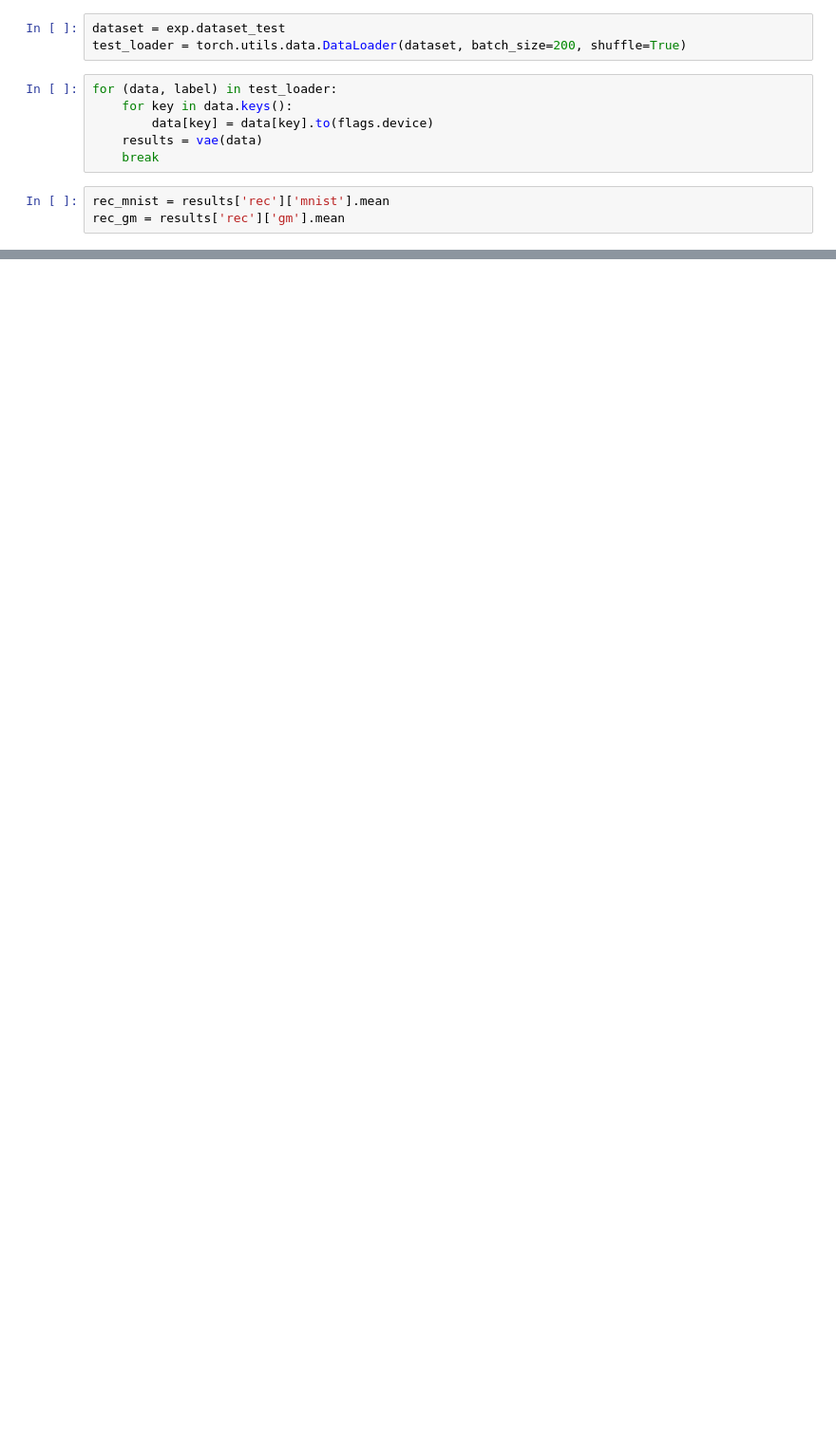
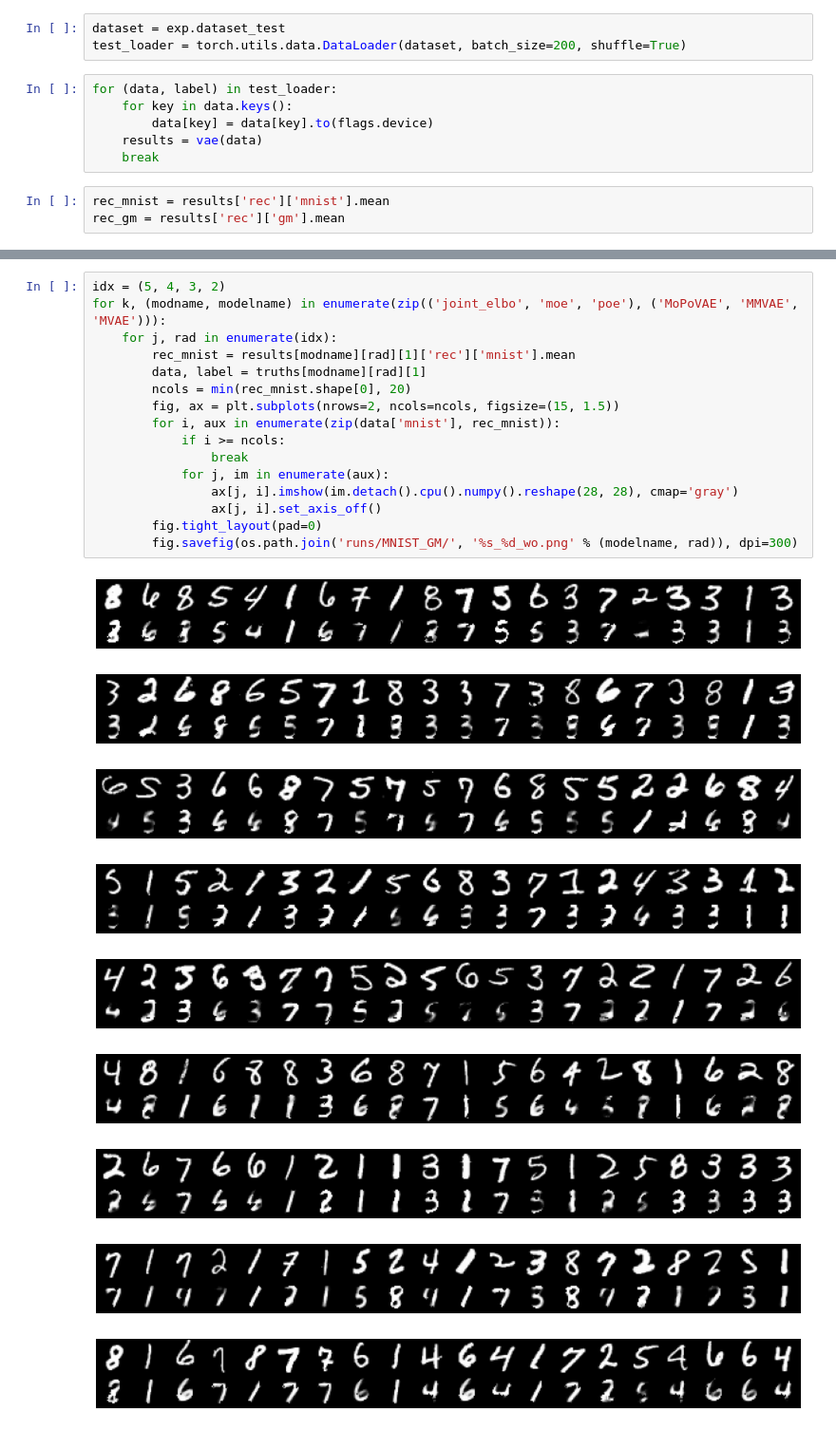
Before and after one commit to gongziyida/Shared-Space-VAE-Models, a Jupyter notebook: load_checkpoint_mnistgm.ipynb, the cells around one changed output, grey strips where cells are left out. Shown at 95% size. Cells and saved outputs as stored; diff of their text form; blank space fills up the shorter version.

```diff
--- a/load_checkpoint_mnistgm.ipynb
+++ b/load_checkpoint_mnistgm.ipynb
@@ -53,0 +174,26 @@ fig.legend(fontsize='small')
+# %%
+idx = (5, 4, 3, 2)
+for k, (modname, modelname) in enumerate(zip(('joint_elbo', 'moe', 'poe'), ('MoPoVAE', 'MMVAE', 'MVAE'))):
+    for j, rad in enumerate(idx):
+        rec_mnist = results[modname][rad][1]['rec']['mnist'].mean
+        data, label = truths[modname][rad][1]
+        ncols = min(rec_mnist.shape[0], 20)
+        fig, ax = plt.subplots(nrows=2, ncols=ncols, figsize=(15, 1.5))
+        for i, aux in enumerate(zip(data['mnist'], rec_mnist)):
+            if i >= ncols:
+                break
+            for j, im in enumerate(aux):
+                ax[j, i].imshow(im.detach().cpu().numpy().reshape(28, 28), cmap='gray')
+                ax[j, i].set_axis_off()
+        fig.tight_layout(pad=0)
+        fig.savefig(os.path.join('runs/MNIST_GM/', '%s_%d_wo.png' % (modelname, rad)), dpi=300)
+# %% [output]
+[figure, added]
+[figure, added]
+[figure, added]
+[figure, added]
+[figure, added]
+[figure, added]
+[figure, added]
+[figure, added]
+[figure, added]
```
Also changed, not shown: parts of 18 cells of this notebook, 21 other files.
